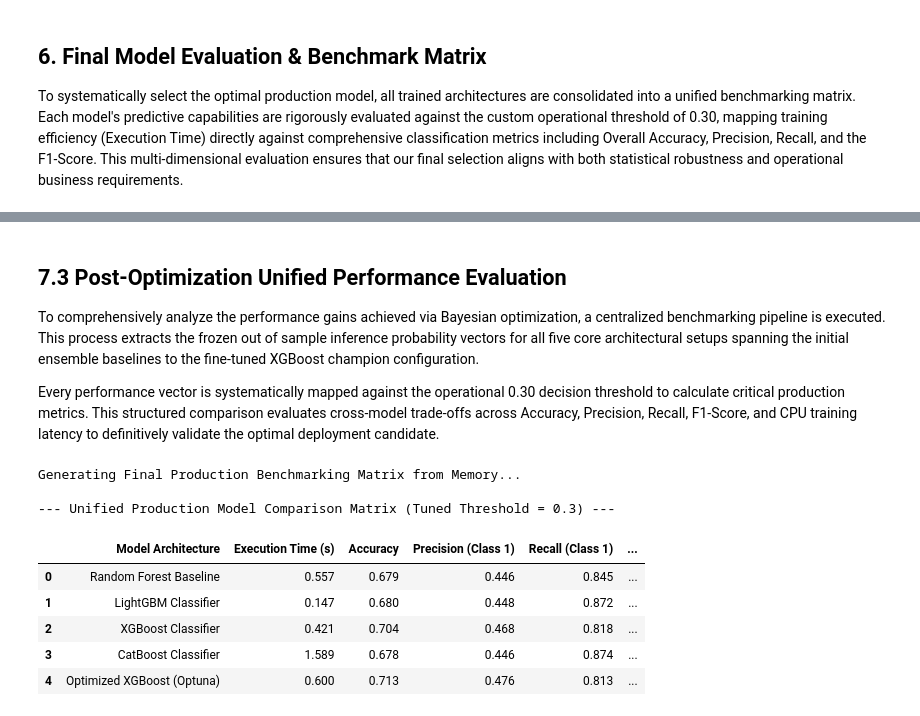
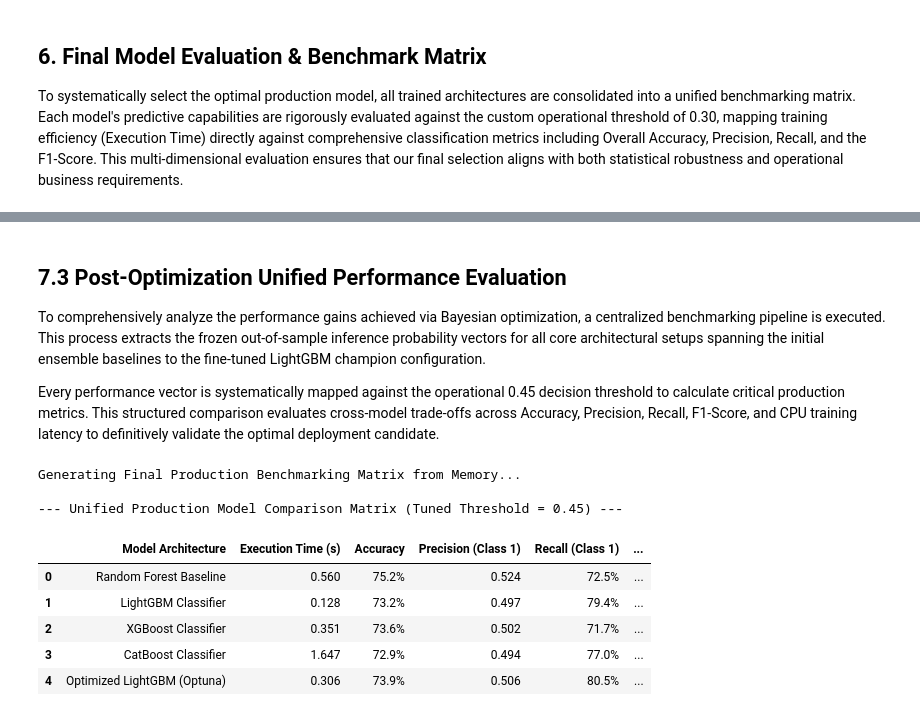
Before and after one commit to imashaindumina/churn-predictor-ml-model, a Jupyter notebook: notebooks/02_model_training.ipynb, the cells around one changed output, grey strips where cells are left out. Cells and saved outputs as stored; diff of their text form; code cells hidden in the pictures.

```diff
--- a/notebooks/02_model_training.ipynb
+++ b/notebooks/02_model_training.ipynb
@@ -31,7 +31,7 @@ X_train, X_test, y_train, y_test = train_test_split(
 )
 
 # Custom threshold for recall tuning
-THRESHOLD = 0.3
+THRESHOLD = 0.45
 
 print("Dataset loaded and split completed!")
 print(f"Total Rows: {df.shape[0]} | Total Columns: {df.shape[1]}")
@@ -439,7 +465,7 @@ The search space dynamically explores key structural and regularization paramete
 # %%
 import optuna
 import warnings
-from xgboost import XGBClassifier
+import lightgbm as lgb
 from sklearn.metrics import f1_score, accuracy_score, recall_score
 warnings.filterwarnings('ignore')
 
@@ -451,23 +477,23 @@ def objective(trial):
         "n_estimators": trial.suggest_int("n_estimators", 300, 800),
         "learning_rate": trial.suggest_float("learning_rate", 0.01, 0.2),
         "max_depth": trial.suggest_int("max_depth", 3, 10),
+        "num_leaves": trial.suggest_int("num_leaves", 15, 63),
         "subsample": trial.suggest_float("subsample", 0.5, 1.0),
         "colsample_bytree": trial.suggest_float("colsample_bytree", 0.5, 1.0),
-        "min_child_weight": trial.suggest_int("min_child_weight", 1, 10),
-        "gamma": trial.suggest_float("gamma", 0, 5),
+        "min_child_samples": trial.suggest_int("min_child_samples", 5, 50),
         "reg_alpha": trial.suggest_float("reg_alpha", 0, 5),
         "reg_lambda": trial.suggest_float("reg_lambda", 0, 5),
         "random_state": 42,
         "n_jobs": -1,
         "scale_pos_weight": (y_train == 0).sum() / (y_train == 1).sum(),
-        "eval_metric": "logloss"
+        "verbose": -1
     }
 
-    # Initialize and train XGBoost with current trial parameters
-    model = XGBClassifier(**params)
+    # Initialize and train LightGBM with current trial parameters
+    model = lgb.LGBMClassifier(**params)
     model.fit(X_train, y_train)
 
-    # Predict probabilities and apply the tuned 0.3 threshold
+    # Predict probabilities and apply the tuned 0.45 threshold
     proba = model.predict_proba(X_test)[:, 1]
     y_pred = (proba >= THRESHOLD).astype(int)
 
@@ -479,7 +505,13 @@ study = optuna.create_study(direction="maximize")
 study.optimize(objective, n_trials=30)
 
 # Evaluate final performance breakdown of the best trial
-best_model = XGBClassifier(**study.best_params, scale_pos_weight=(y_train == 0).sum() / (y_train == 1).sum(), random_state=42, n_jobs=-1, eval_metric="logloss")
+best_model = lgb.LGBMClassifier(
+    **study.best_params,
+    scale_pos_weight=(y_train == 0).sum() / (y_train == 1).sum(),
+    random_state=42,
+    n_jobs=-1,
+    verbose=-1
+)
 best_model.fit(X_train, y_train)
 best_proba = best_model.predict_proba(X_test)[:, 1]
 best_preds = (best_proba >= THRESHOLD).astype(int)
@@ -490,7 +522,8 @@ final_rec = recall_score(y_test, best_preds, pos_label=1)
 print("\n🎯 Optimization Execution Complete!")
 print("Best Hyperparameters Found:", study.best_params)
 print(f"Peak F1-Score Achieved: {study.best_value:.4f}")
-print(f"-> Corresponding Accuracy: {final_acc:.4f}")
-print(f"-> Corresponding Recall: {final_rec:.4f}")
+print(f"-> Corresponding Accuracy: {final_acc*100:.1f}%")
+# Displaying recall as a clean percentage string for consistency
+print(f"-> Corresponding Recall: {final_rec*100:.1f}%")
 # %% [output]
 🚀 Initiating Optuna Bayesian Optimization (Targeting Balanced F1-Score)...
@@ -600,9 +632,9 @@ weighted avg      0.794     0.713     0.729      1407
 # %% [markdown]
 ## 7.3 Post-Optimization Unified Performance Evaluation
 
-To comprehensively analyze the performance gains achieved via Bayesian optimization, a centralized benchmarking pipeline is executed. This process extracts the frozen out of sample inference probability vectors for all five core architectural setups spanning the initial ensemble baselines to the fine-tuned XGBoost champion configuration.
+To comprehensively analyze the performance gains achieved via Bayesian optimization, a centralized benchmarking pipeline is executed. This process extracts the frozen out-of-sample inference probability vectors for all core architectural setups spanning the initial ensemble baselines to the fine-tuned LightGBM champion configuration.
 
-Every performance vector is systematically mapped against the operational 0.30 decision threshold to calculate critical production metrics. This structured comparison evaluates cross-model trade-offs across Accuracy, Precision, Recall, F1-Score, and CPU training latency to definitively validate the optimal deployment candidate.
+Every performance vector is systematically mapped against the operational 0.45 decision threshold to calculate critical production metrics. This structured comparison evaluates cross-model trade-offs across Accuracy, Precision, Recall, F1-Score, and CPU training latency to definitively validate the optimal deployment candidate.
 # %%
 import pandas as pd
 from sklearn.metrics import accuracy_score, precision_score, recall_score, f1_score
@@ -623,44 +655,45 @@ eval_list = [
     ('LightGBM Classifier', proba_lgb, lgb_train_time),
     ('XGBoost Classifier', proba_xgb, xgb_train_time),
     ('CatBoost Classifier', proba_cat, cat_train_time),
-    ('Optimized XGBoost (Optuna)', proba_opt_xgb, opt_xgb_train_time)
+    ('Optimized LightGBM (Optuna)', best_proba, opt_lgb_train_time)
 ]
 
 print("Generating Final Production Benchmarking Matrix from Memory...\n")
 
-# Evaluate each model profile against the designated 0.3 decision threshold
+# Evaluate each model profile against the designated 0.45 decision threshold
 for name, proba_vector, train_time in eval_list:
     model_preds = (proba_vector >= THRESHOLD).astype(int)
 
     # Calculate comprehensive evaluation metrics
     accuracy = accuracy_score(y_test, model_preds)
     precision = precision_score(y_test, model_preds, pos_label=1)
     recall = recall_score(y_test, model_preds, pos_label=1)
     f1 = f1_score(y_test, model_preds, pos_label=1)
 
     # Append results to the benchmarks matrix
     model_benchmarks['Model Architecture'].append(name)
     model_benchmarks['Execution Time (s)'].append(round(train_time, 3))
-    model_benchmarks['Accuracy'].append(round(accuracy, 3))
+    # Displaying accuracy and recall as clean percentage strings for consistency
+    model_benchmarks['Accuracy'].append(f"{accuracy * 100:.1f}%")
     model_benchmarks['Precision (Class 1)'].append(round(precision, 3))
-    model_benchmarks['Recall (Class 1)'].append(round(recall, 3))
+    model_benchmarks['Recall (Class 1)'].append(f"{recall * 100:.1f}%")
     model_benchmarks['F1-Score (Class 1)'].append(round(f1, 3))
 
 # Construct DataFrame for final reporting
 benchmark_df = pd.DataFrame(model_benchmarks)
 
-print("--- Unified Production Model Comparison Matrix (Tuned Threshold = 0.3) ---")
+print(f"--- Unified Production Model Comparison Matrix (Tuned Threshold = {THRESHOLD}) ---")
 display(benchmark_df)
 # %% [output]
 Generating Final Production Benchmarking Matrix from Memory...
 
---- Unified Production Model Comparison Matrix (Tuned Threshold = 0.3) ---
+--- Unified Production Model Comparison Matrix (Tuned Threshold = 0.45) ---
 |  | Model Architecture | Execution Time (s) | Accuracy | Precision (Class 1) | Recall (Class 1) | ... |
-| 0 | Random Forest Baseline | 0.557 | 0.679 | 0.446 | 0.845 | ... |
-| 1 | LightGBM Classifier | 0.147 | 0.680 | 0.448 | 0.872 | ... |
-| 2 | XGBoost Classifier | 0.421 | 0.704 | 0.468 | 0.818 | ... |
-| 3 | CatBoost Classifier | 1.589 | 0.678 | 0.446 | 0.874 | ... |
-| 4 | Optimized XGBoost (Optuna) | 0.600 | 0.713 | 0.476 | 0.813 | ... |
+| 0 | Random Forest Baseline | 0.560 | 75.2% | 0.524 | 72.5% | ... |
+| 1 | LightGBM Classifier | 0.128 | 73.2% | 0.497 | 79.4% | ... |
+| 2 | XGBoost Classifier | 0.351 | 73.6% | 0.502 | 71.7% | ... |
+| 3 | CatBoost Classifier | 1.647 | 72.9% | 0.494 | 77.0% | ... |
+| 4 | Optimized LightGBM (Optuna) | 0.306 | 73.9% | 0.506 | 80.5% | ... |
 # %% [markdown]
 ## 8. Feature Importance & Dimensionality Reduction
 
```
Also changed, not shown: parts of 27 cells of this notebook, 17 other files.
